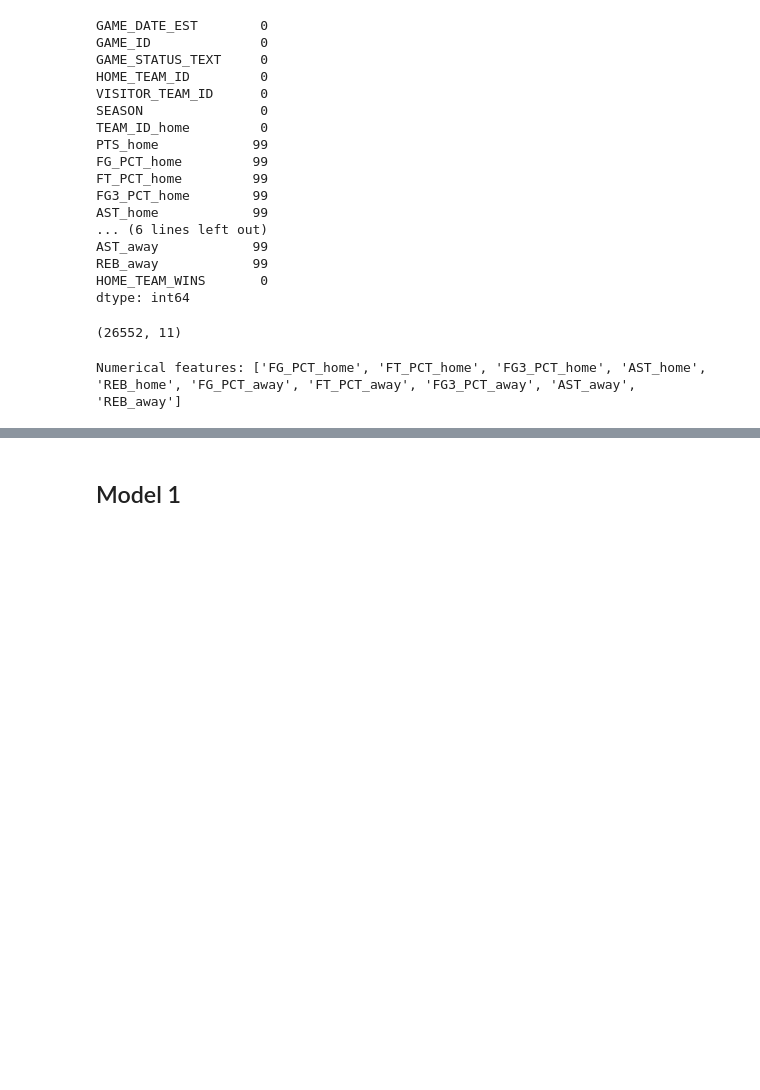
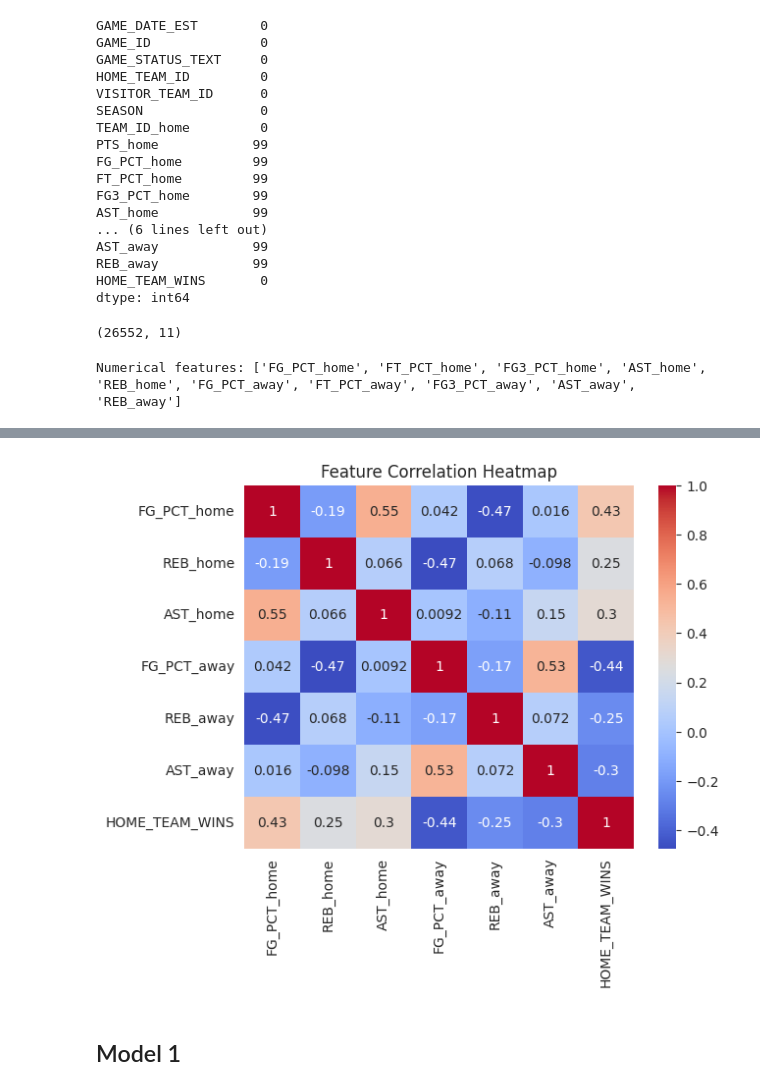
Before and after one commit to aelias5438/Final_Project_DS3021, a Jupyter notebook: FinalLab.ipynb, the cells around one changed output, grey strips where cells are left out. Drawn from its saved outputs; the diff is of its cells as text; code cells hidden in the pictures; blank space fills up the shorter version.

```diff
--- a/FinalLab.ipynb
+++ b/FinalLab.ipynb
@@ -117,2 +150,12 @@ Numerical features: ['FG_PCT_home', 'FT_PCT_home', 'FG3_PCT_home', 'AST_home', '
+# %%
+# Third plot
+# Feature correlation heatmap determining if any mullticolinearity between features exists
+# Now we can visually locate the strongest indicators of feature collaboration
+cols = ['FG_PCT_home','REB_home','AST_home','FG_PCT_away','REB_away','AST_away','HOME_TEAM_WINS']
+sns.heatmap(df[cols].corr(), annot=True, cmap='coolwarm')
+plt.title('Feature Correlation Heatmap')
+plt.show()
+# %% [output]
+[figure, added]
 # %% [markdown]
 ## Model 1
```
Also changed, not shown: parts of 6 cells of this notebook.
